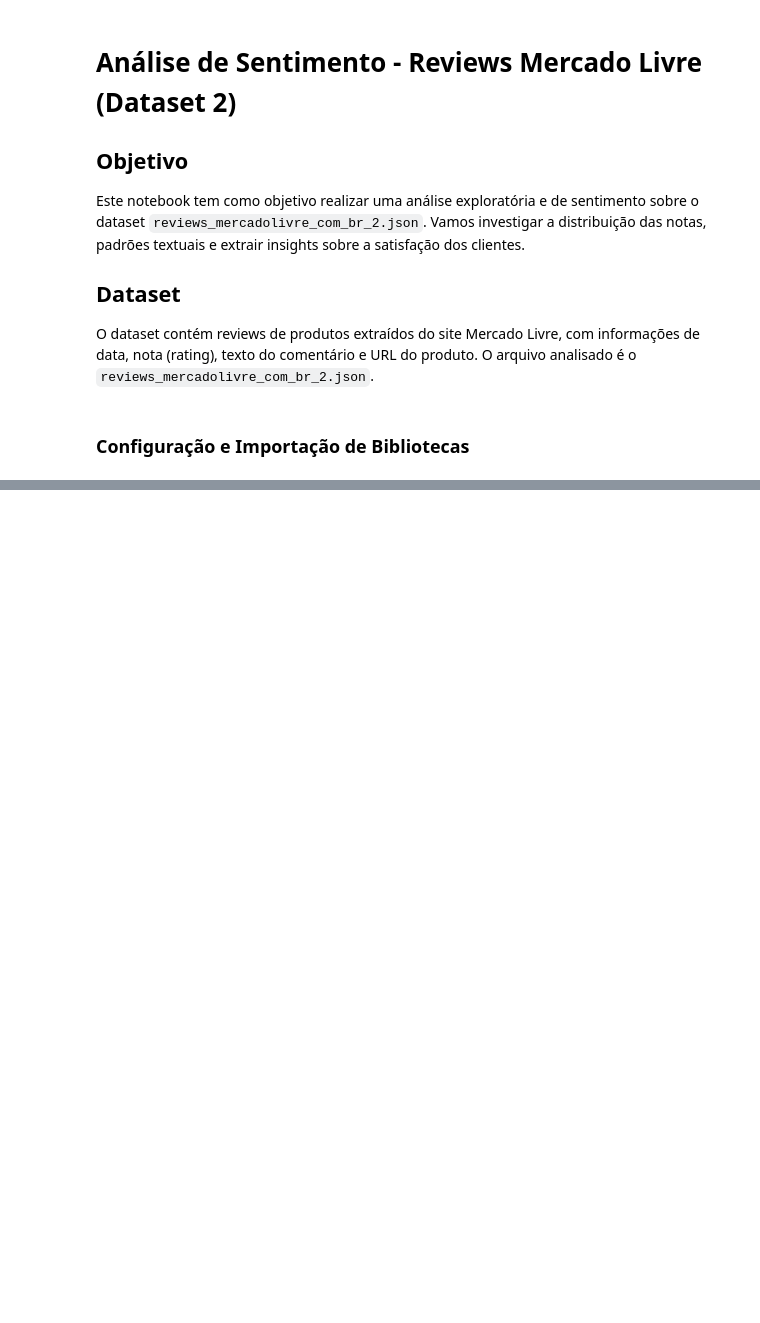
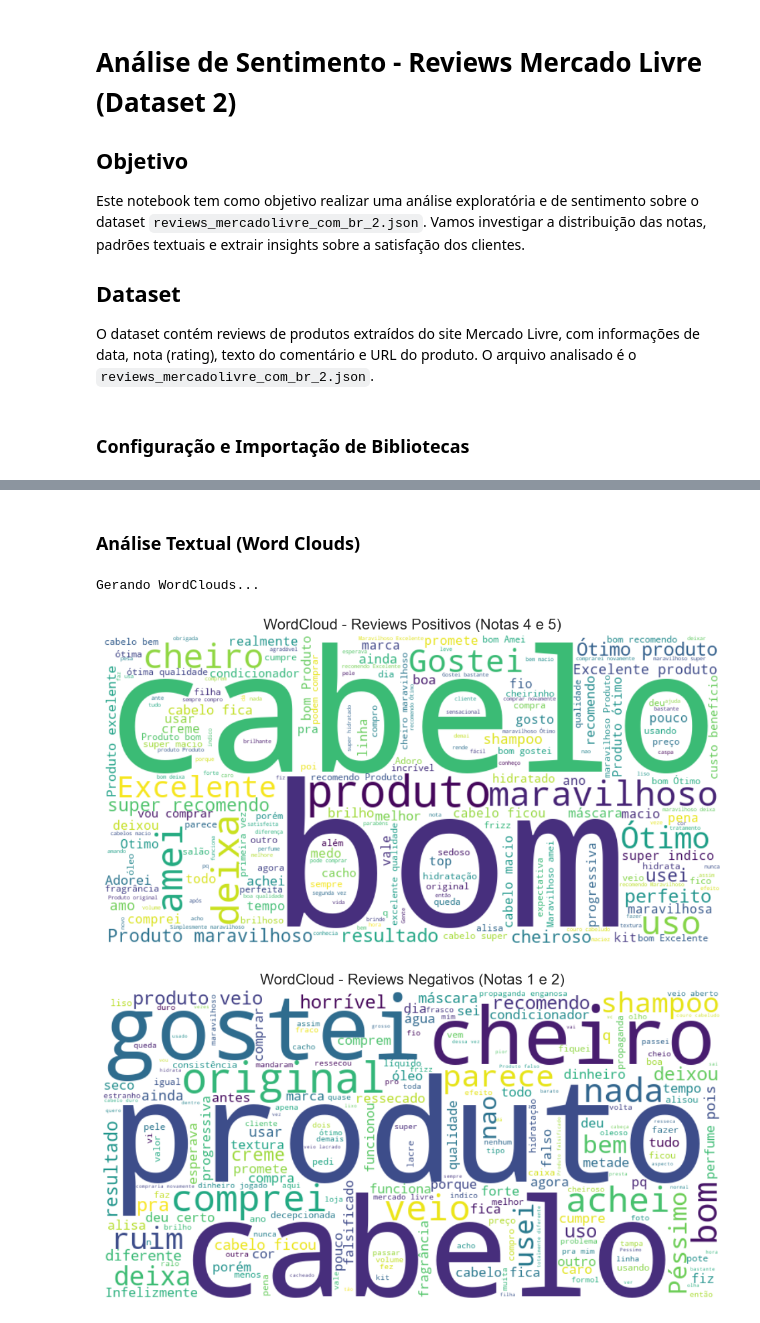
Before and after one commit to Hackathon-ONE-II/SentimentAPI, a Jupyter notebook: data-science/notebooks/AnaliseSentimento_MercadoLivre_2.ipynb, the cells around one changed output, grey strips where cells are left out. Drawn from its saved outputs; the diff is of its cells as text; code cells hidden in the pictures; blank space fills up the shorter version.

```diff
--- a/data-science/notebooks/AnaliseSentimento_MercadoLivre_2.ipynb
+++ b/data-science/notebooks/AnaliseSentimento_MercadoLivre_2.ipynb
@@ -38,0 +132,30 @@ for recurso in recursos_nltk:
+# %% [markdown]
+### Análise Textual (Word Clouds)
+# %%
+def gerar_wordcloud(texto, titulo):
+    try:
+        stopwords = nltk.corpus.stopwords.words('portuguese')
+        # Adicionando stopwords customizadas se necessário
+        # stopwords.extend(['produto', 'comprei', 'muito'])
+
+        wordcloud = WordCloud(width=800, height=400, background_color='white', stopwords=stopwords).generate(texto)
+
+        plt.figure(figsize=(12, 6))
+        plt.imshow(wordcloud, interpolation='bilinear')
+        plt.axis('off')
+        plt.title(titulo, fontsize=16)
+        plt.show()
+    except ValueError:
+        print(f"Não foi possível gerar WordCloud para: {titulo} (possivelmente dados insuficientes)")
+
+# Separando reviews positivos e negativos
+reviews_positivos = ' '.join(df[df['rating'] >= 4]['content'].dropna().astype(str))
+reviews_negativos = ' '.join(df[df['rating'] <= 2]['content'].dropna().astype(str))
+
+print("Gerando WordClouds...")
+gerar_wordcloud(reviews_positivos, 'WordCloud - Reviews Positivos (Notas 4 e 5)')
+gerar_wordcloud(reviews_negativos, 'WordCloud - Reviews Negativos (Notas 1 e 2)')
+# %% [output]
+Gerando WordClouds...
+[figure, added]
+[figure, added]
```
Also changed, not shown: parts of 9 cells of this notebook.
